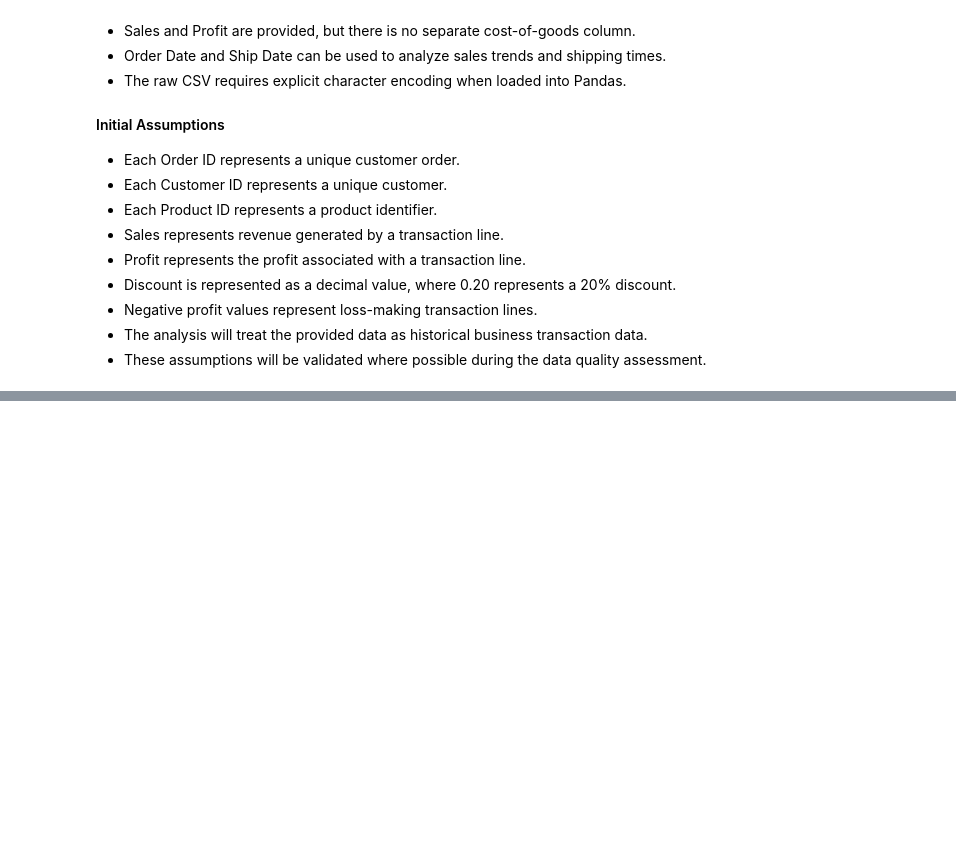
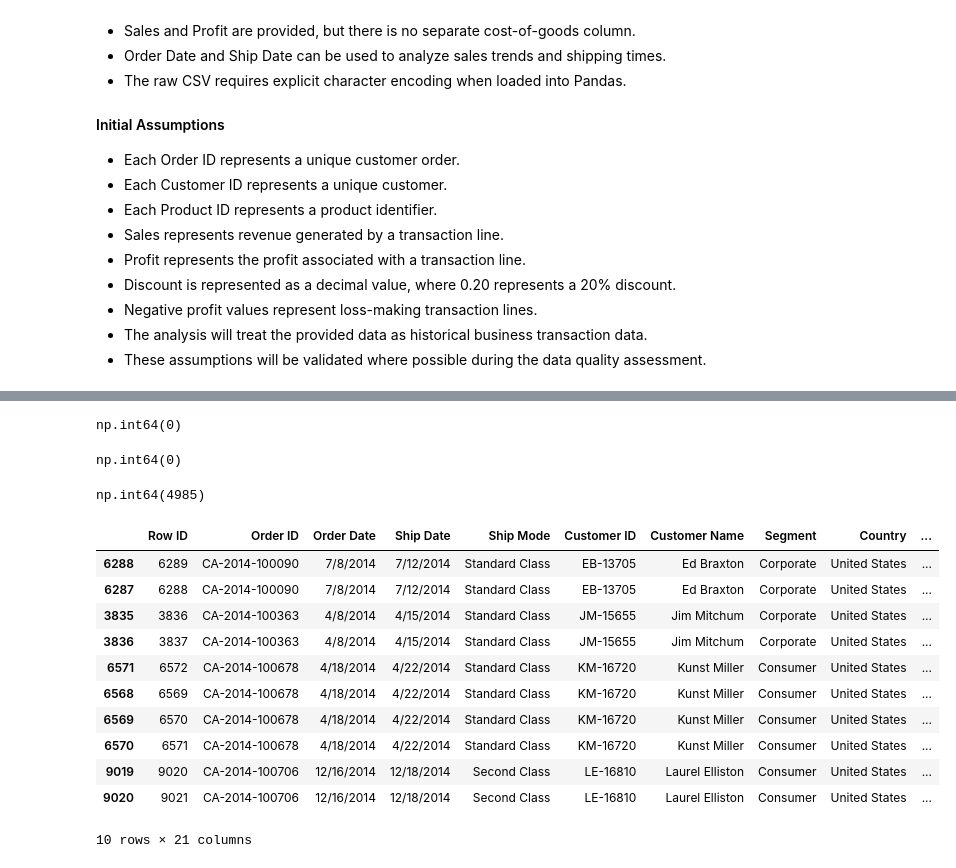
Before and after one commit to sila254/superstore-analysis, a Jupyter notebook: notebooks/superstore_analysis.ipynb, the cells around one changed output, grey strips where cells are left out. Drawn from its saved outputs; the diff is of its cells as text; code cells hidden in the pictures; blank space fills up the shorter version.

Commit message:
Complete Phase 2 data quality assessment

```diff
--- a/notebooks/superstore_analysis.ipynb
+++ b/notebooks/superstore_analysis.ipynb
@@ -210,0 +213,2 @@ memory usage: 1.6 MB
+# %%
+df = pd.read_csv("../data/raw/Sample - Superstore.csv", encoding="latin1")
@@ -210,0 +296,27 @@ memory usage: 1.6 MB
+# %%
+df.duplicated().sum()
+# %% [output]
+np.int64(0)
+# %%
+df["Row ID"].duplicated().sum()
+# %% [output]
+np.int64(0)
+# %%
+df["Order ID"].duplicated().sum()
+# %% [output]
+np.int64(4985)
+# %%
+df[df["Order ID"].duplicated(keep=False)].sort_values("Order ID").head(10)
+# %% [output]
+|  | Row ID | Order ID | Order Date | Ship Date | Ship Mode | Customer ID | Customer Name | Segment | Country | ... |
+| 6288 | 6289 | CA-2014-100090 | 7/8/2014 | 7/12/2014 | Standard Class | EB-13705 | Ed Braxton | Corporate | United States | ... |
+| 6287 | 6288 | CA-2014-100090 | 7/8/2014 | 7/12/2014 | Standard Class | EB-13705 | Ed Braxton | Corporate | United States | ... |
+| 3835 | 3836 | CA-2014-100363 | 4/8/2014 | 4/15/2014 | Standard Class | JM-15655 | Jim Mitchum | Corporate | United States | ... |
+| 3836 | 3837 | CA-2014-100363 | 4/8/2014 | 4/15/2014 | Standard Class | JM-15655 | Jim Mitchum | Corporate | United States | ... |
+| 6571 | 6572 | CA-2014-100678 | 4/18/2014 | 4/22/2014 | Standard Class | KM-16720 | Kunst Miller | Consumer | United States | ... |
+| 6568 | 6569 | CA-2014-100678 | 4/18/2014 | 4/22/2014 | Standard Class | KM-16720 | Kunst Miller | Consumer | United States | ... |
+| 6569 | 6570 | CA-2014-100678 | 4/18/2014 | 4/22/2014 | Standard Class | KM-16720 | Kunst Miller | Consumer | United States | ... |
+| 6570 | 6571 | CA-2014-100678 | 4/18/2014 | 4/22/2014 | Standard Class | KM-16720 | Kunst Miller | Consumer | United States | ... |
+| 9019 | 9020 | CA-2014-100706 | 12/16/2014 | 12/18/2014 | Second Class | LE-16810 | Laurel Elliston | Consumer | United States | ... |
+| 9020 | 9021 | CA-2014-100706 | 12/16/2014 | 12/18/2014 | Second Class | LE-16810 | Laurel Elliston | Consumer | United States | ... |
+10 rows × 21 columns
```
Also changed, not shown: parts of 28 cells of this notebook.
